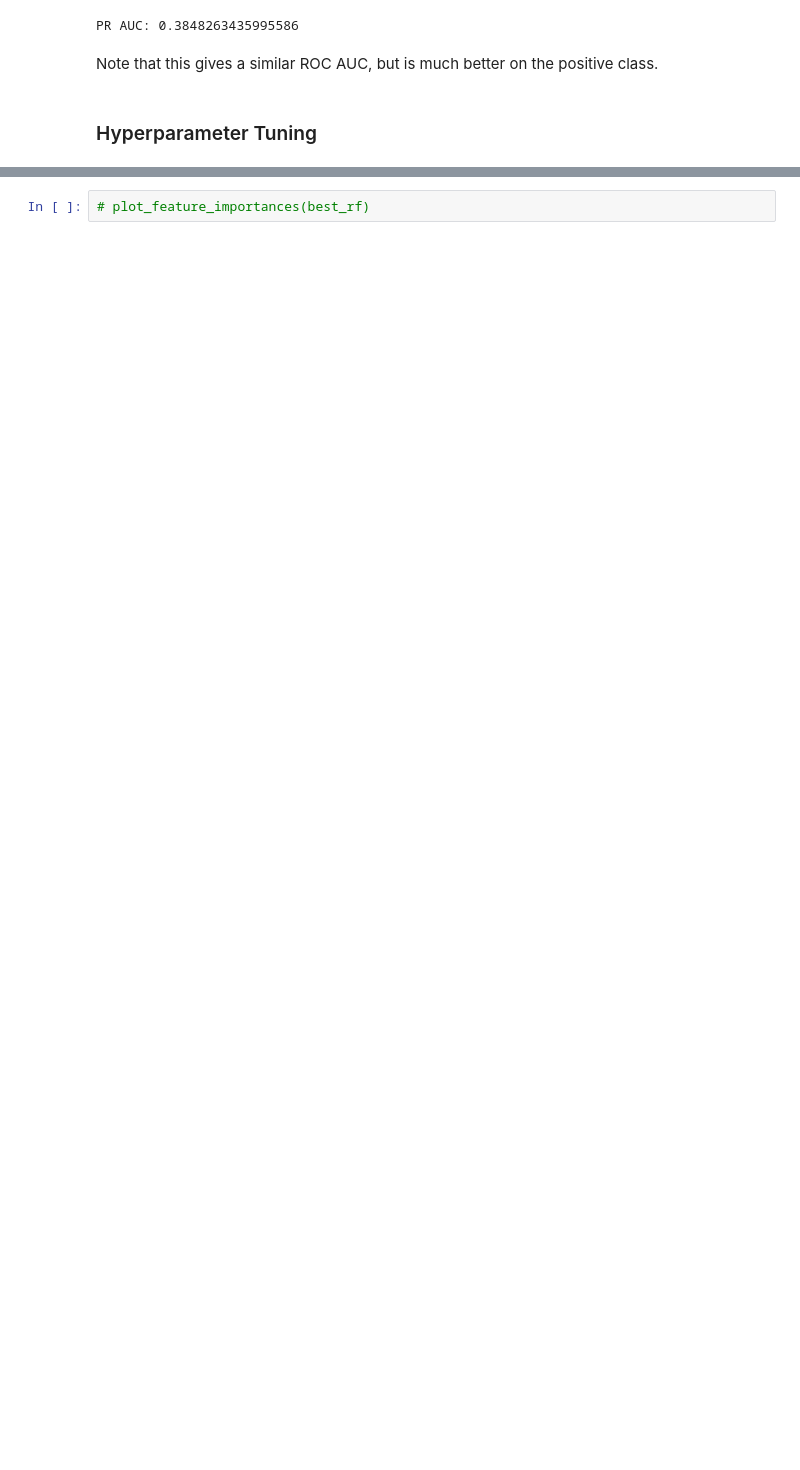
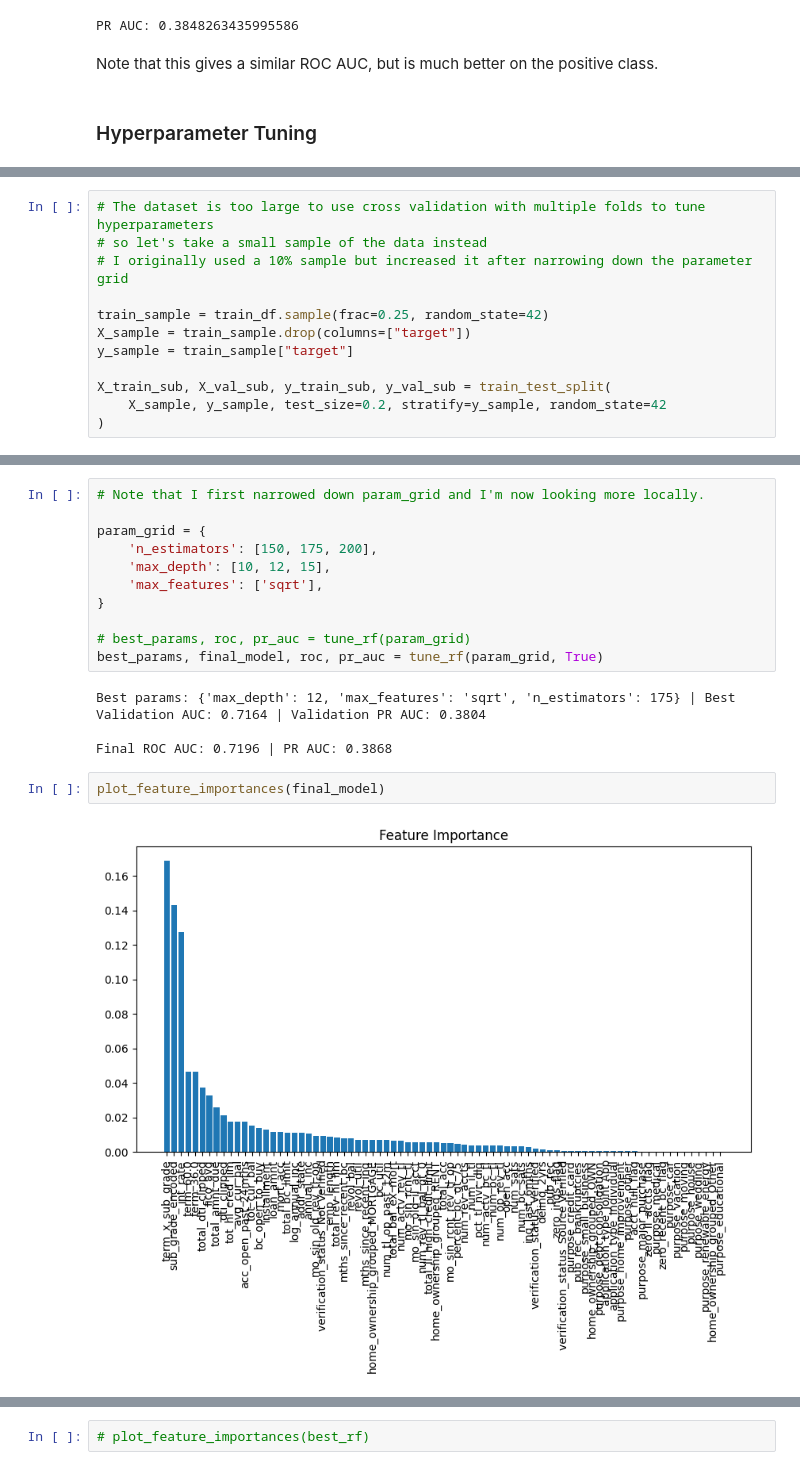
Before and after one commit to LukeHardy721/Credit-Risk-Modelling, a Jupyter notebook: notebooks/random_forest.ipynb, the cells around one changed output, grey strips where cells are left out. Saved outputs shown, nothing was run; the diff lists cells and outputs as text; blank space fills up the shorter version.

```diff
--- a/notebooks/random_forest.ipynb
+++ b/notebooks/random_forest.ipynb
@@ -160,0 +120,12 @@ Best ROC AUC: 0.7165833109563081
+# %%
+# The dataset is too large to use cross validation with multiple folds to tune hyperparameters
+# so let's take a small sample of the data instead
+# I originally used a 10% sample but increased it after narrowing down the parameter grid
+
+train_sample = train_df.sample(frac=0.25, random_state=42)
+X_sample = train_sample.drop(columns=["target"])
+y_sample = train_sample["target"]
+
+X_train_sub, X_val_sub, y_train_sub, y_val_sub = train_test_split(
+    X_sample, y_sample, test_size=0.2, stratify=y_sample, random_state=42
+)
@@ -160,0 +203,19 @@ Best ROC AUC: 0.7165833109563081
+# %%
+# Note that I first narrowed down param_grid and I'm now looking more locally.
+
+param_grid = {
+    'n_estimators': [150, 175, 200],
+    'max_depth': [10, 12, 15],
+    'max_features': ['sqrt'],
+}
+
+# best_params, roc, pr_auc = tune_rf(param_grid)
+best_params, final_model, roc, pr_auc = tune_rf(param_grid, True)
+# %% [output]
+Best params: {'max_depth': 12, 'max_features': 'sqrt', 'n_estimators': 175} | Best Validation AUC: 0.7164 | Validation PR AUC: 0.3804
+
+Final ROC AUC: 0.7196 | PR AUC: 0.3868
+# %%
+plot_feature_importances(final_model)
+# %% [output]
+[figure, added]
```
Also changed, not shown: parts of 16 cells of this notebook, 1 other file.
